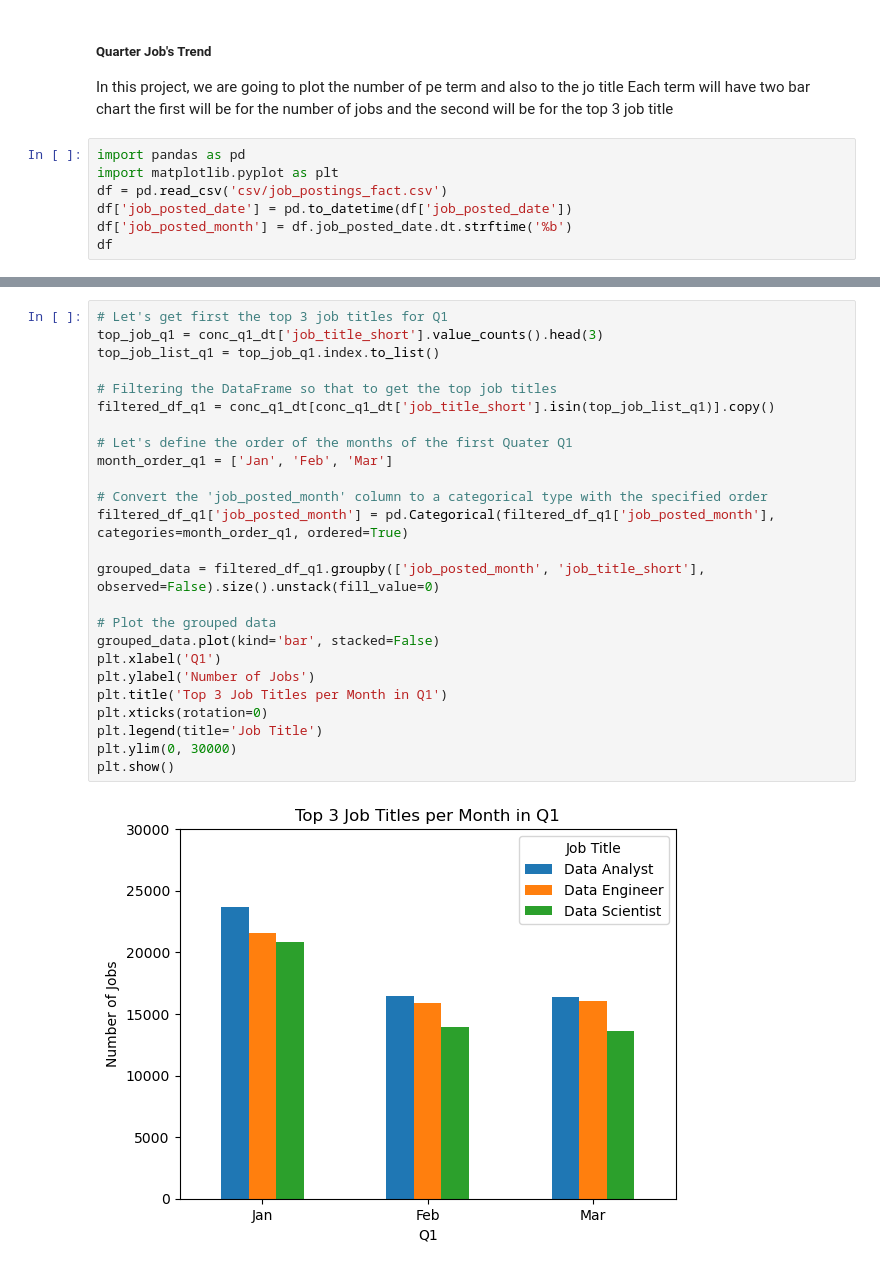
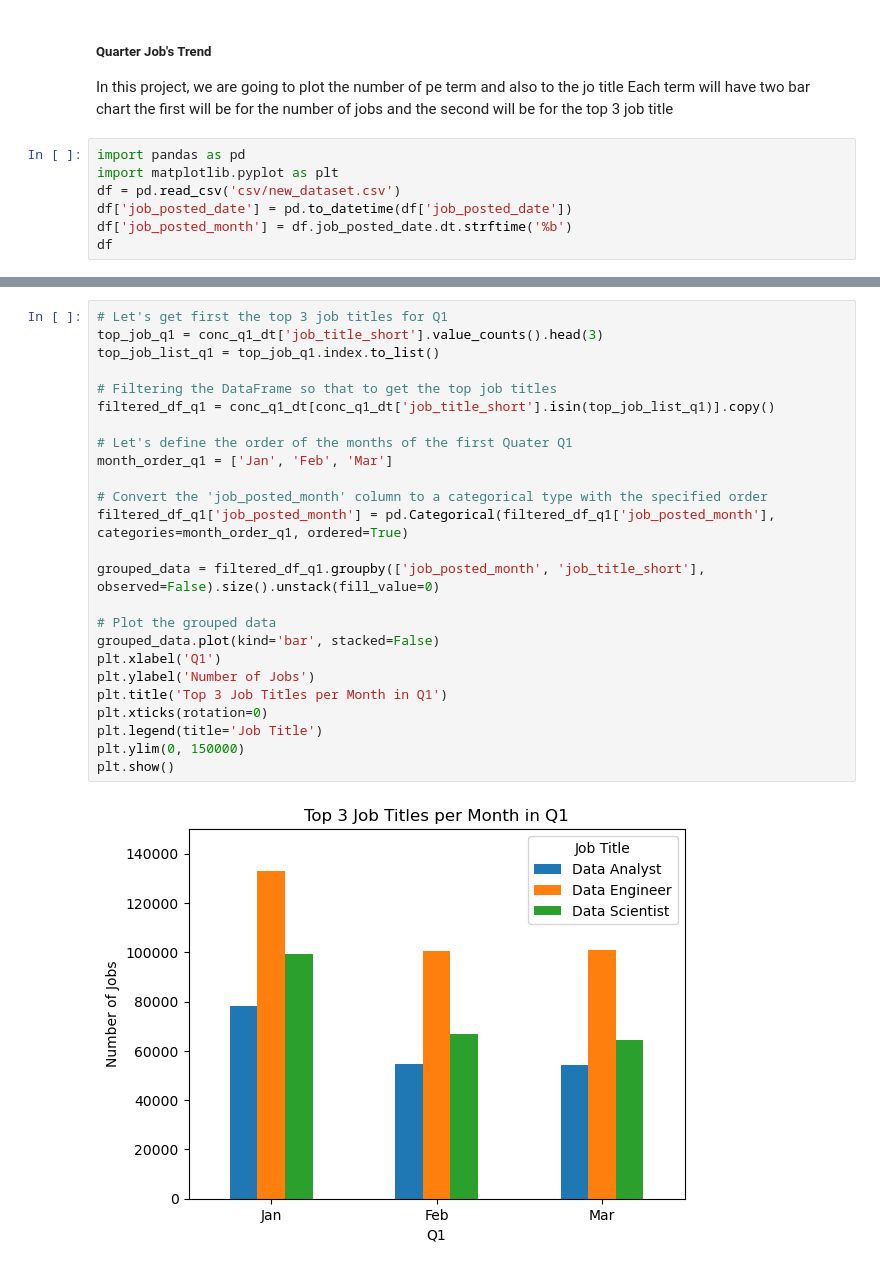
Before and after one commit to Lhecks/project_data_analysts, a Jupyter notebook: py_file_concatenate.ipynb, the cells around one changed output, grey strips where cells are left out. Cells and saved outputs as stored; diff of their text form.

```diff
--- a/py_file_concatenate.ipynb
+++ b/py_file_concatenate.ipynb
@@ -5,7 +5,7 @@ Each term will have two bar chart the first will be for the number of jobs and t
 # %%
 import pandas as pd
 import matplotlib.pyplot as plt
-df = pd.read_csv('csv/job_postings_fact.csv')
+df = pd.read_csv('csv/new_dataset.csv')
 df['job_posted_date'] = pd.to_datetime(df['job_posted_date'])
 df['job_posted_month'] = df.job_posted_date.dt.strftime('%b')
 df
@@ -55,27 +56,27 @@ plt.show()
 # %%
 # Let's get first the top 3 job titles for Q1
 top_job_q1 = conc_q1_dt['job_title_short'].value_counts().head(3)
 top_job_list_q1 = top_job_q1.index.to_list()
 
 # Filtering the DataFrame so that to get the top job titles
 filtered_df_q1 = conc_q1_dt[conc_q1_dt['job_title_short'].isin(top_job_list_q1)].copy()
 
 # Let's define the order of the months of the first Quater Q1
 month_order_q1 = ['Jan', 'Feb', 'Mar']
 
 # Convert the 'job_posted_month' column to a categorical type with the specified order
 filtered_df_q1['job_posted_month'] = pd.Categorical(filtered_df_q1['job_posted_month'], categories=month_order_q1, ordered=True)
 
 grouped_data = filtered_df_q1.groupby(['job_posted_month', 'job_title_short'], observed=False).size().unstack(fill_value=0)
 
 # Plot the grouped data
 grouped_data.plot(kind='bar', stacked=False)
 plt.xlabel('Q1')
 plt.ylabel('Number of Jobs')
 plt.title('Top 3 Job Titles per Month in Q1')
 plt.xticks(rotation=0)
 plt.legend(title='Job Title')
-plt.ylim(0, 30000)
+plt.ylim(0, 150000)
 plt.show()
 # %% [output]
-[figure, old version]
+[figure, new version]
```
Also changed, not shown: parts of 17 cells of this notebook, 3 other files.
